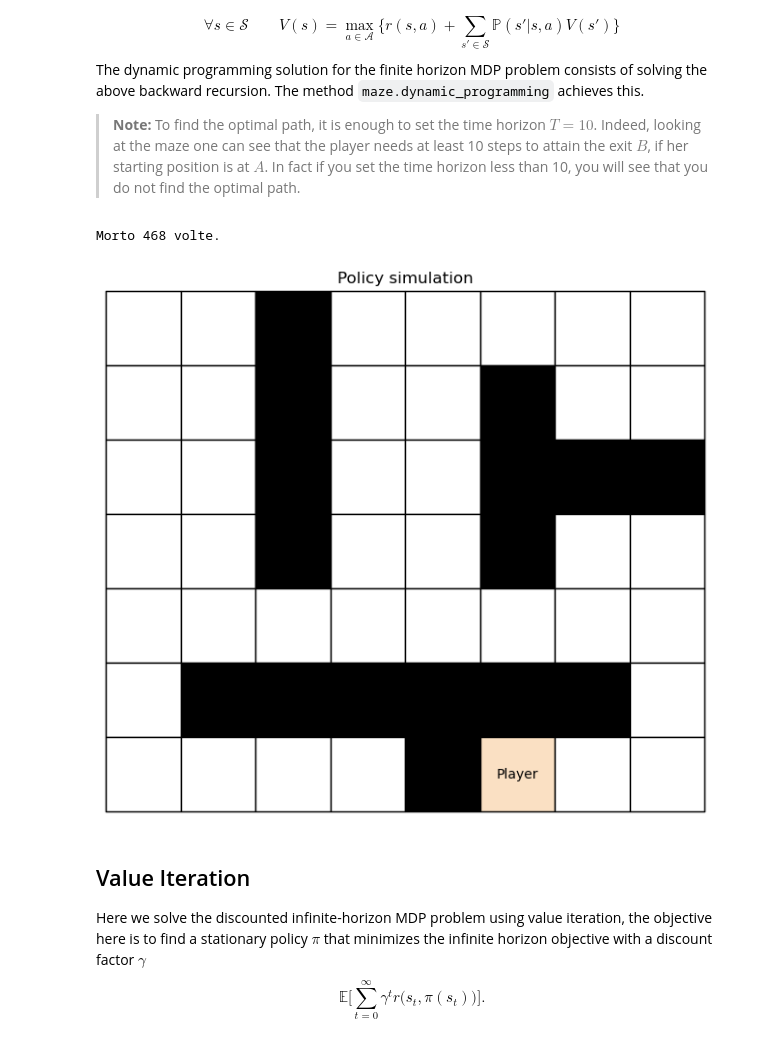
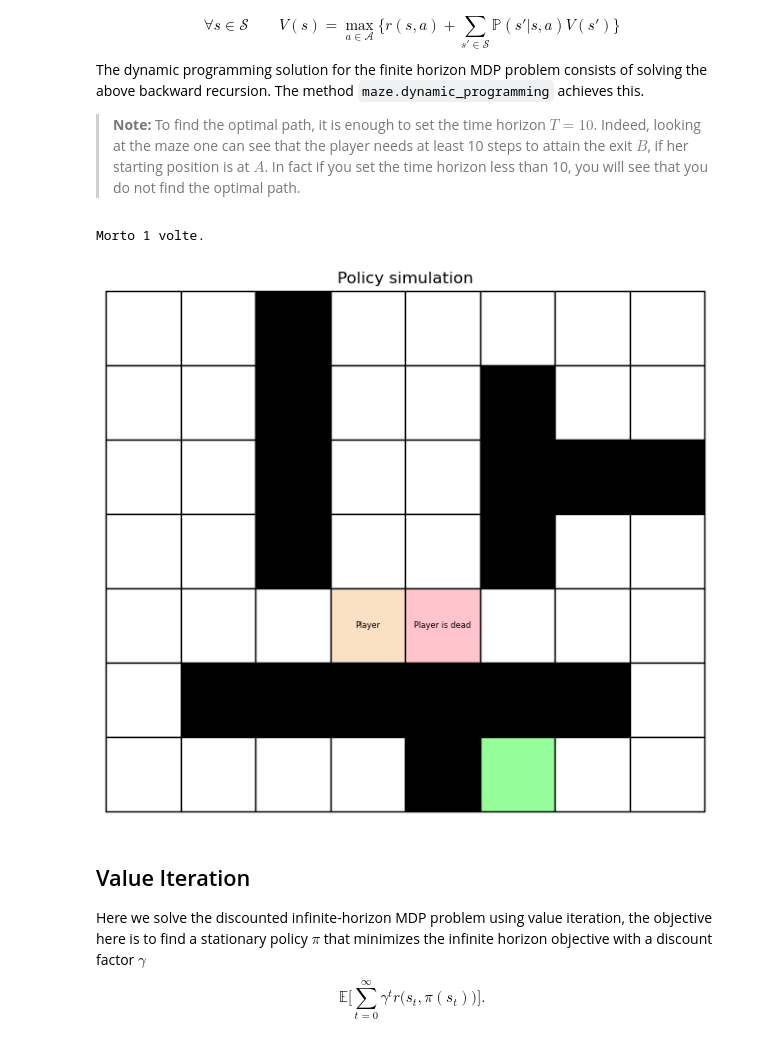
Before and after one commit to simoclemens/KTH-ReinforcementLearning, a Jupyter notebook: LAB1/EX1/problem1.ipynb, the cells around one changed output. Cells and saved outputs as stored; diff of their text form; code cells hidden in the pictures.

```diff
--- a/LAB1/EX1/problem1.ipynb
+++ b/LAB1/EX1/problem1.ipynb
@@ -92,16 +92,17 @@ The dynamic programming solution for the finite horizon MDP problem consists of
 > **Note:** To find the optimal path, it is enough to set the time horizon $T = 10$. Indeed, looking at the maze one can see that the player needs at least 10 steps to attain the exit $B$, if her starting position is at $A$. In fact if you set the time horizon less than 10, you will see that you do not find the optimal path.
 # %%
 # Finite horizon
-horizon = 30
+horizon = 20
 # Solve the MDP problem with dynamic programming
-V, policy= mz.dynamic_programming(env,env.horizon)
+#_, policy= mz.dynamic_programming(env,env.horizon)
 # %%
 # Simulate the shortest path starting from position A
 counter = 0
-for iter in range(1000):
+for iter in range(1):
     method = 'DynProg'
     start  = (0,0)
-    path,minotaur_path = env.simulate(start, policy, method)
+
+    path,minotaur_path = env.simulate(start, horizon, method)
 
     for i, pos in enumerate(path):
 
@@ -111,12 +112,12 @@ for iter in range(1000):
 
 print("Morto " + str(counter) + " volte.")
 # %% [output]
-Morto 468 volte.
+Morto 1 volte.
 # %%
 # Show the shortest path
-mz.animate_solution(maze, path)
+mz.animate_solution(maze, path, minotaur_path)
 # %% [output]
-[figure, old version]
+[figure, new version]
 # %% [markdown]
 ## Value Iteration
 
```
Also changed, not shown: parts of 1 cell of this notebook, 1 other file.
